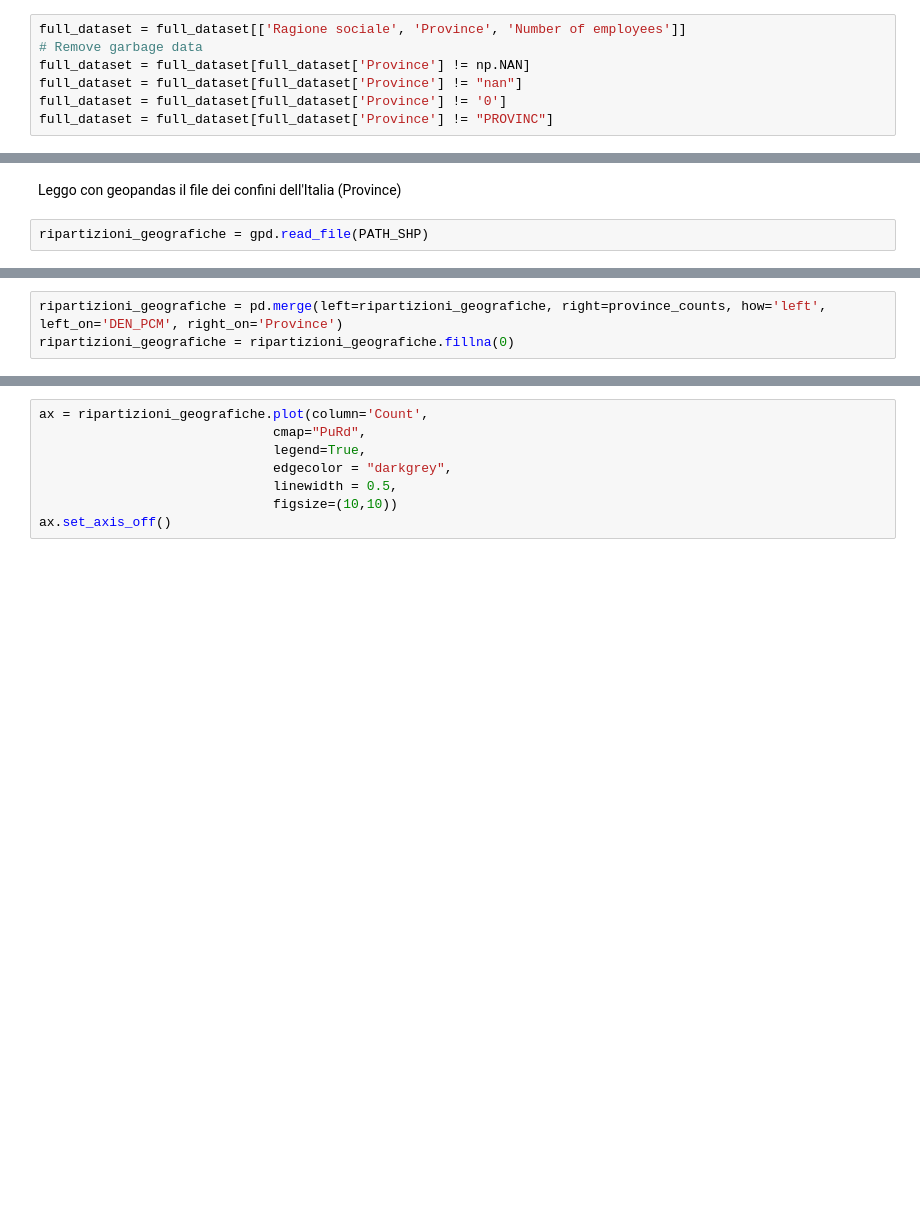
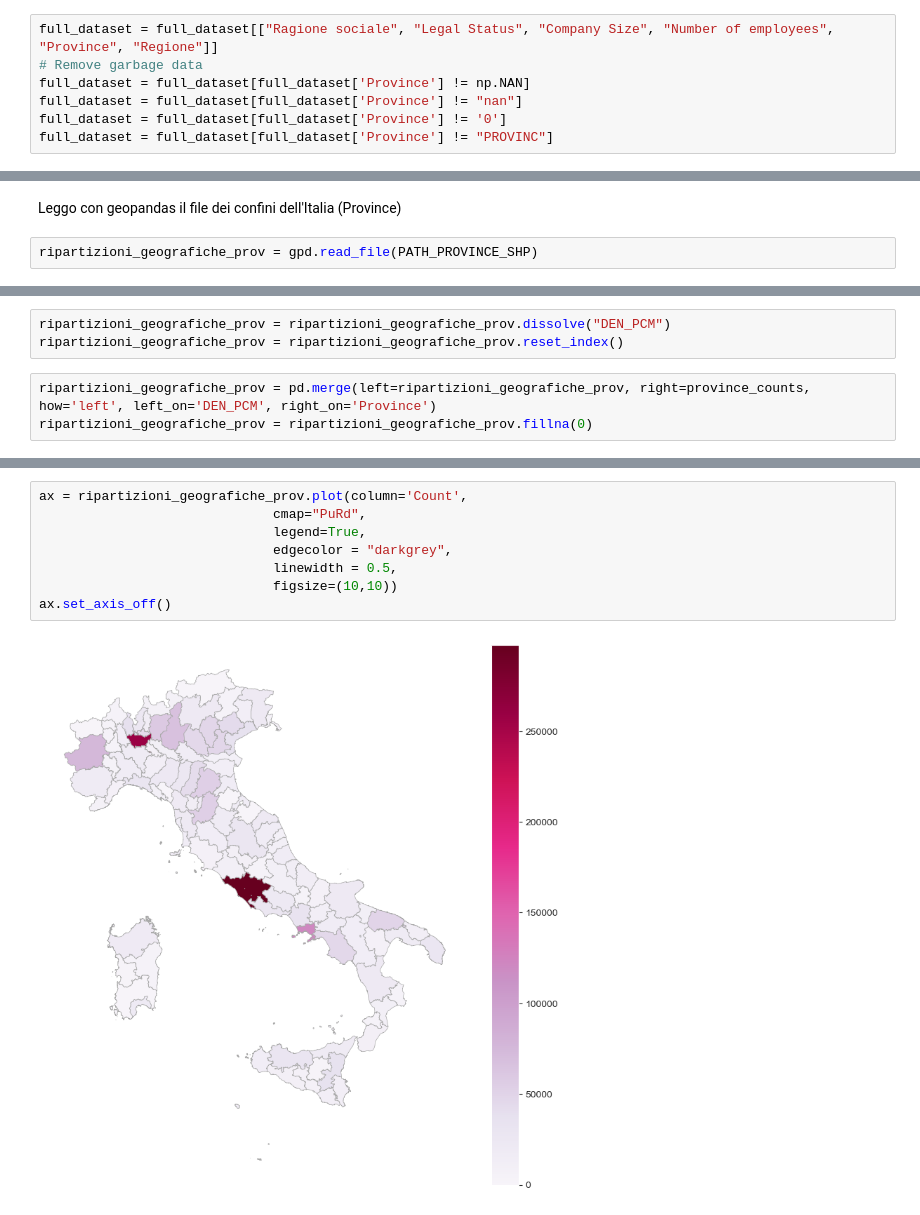
Before and after one commit to IceScreaM98/ML-companies-balance, a Jupyter notebook: Notebooks/Data_ETL/Dataset_geographic_analysis.ipynb, the cells around one changed output, grey strips where cells are left out. Cells and saved outputs as stored; diff of their text form; blank space fills up the shorter version.

Commit message:
Added regional and size analysis.

```diff
--- a/Notebooks/Data_ETL/Dataset_geographic_analysis.ipynb
+++ b/Notebooks/Data_ETL/Dataset_geographic_analysis.ipynb
@@ -27,7 +32,7 @@ full_dataset = pd.read_pickle(PATH_DATASET)
 # %% [markdown]
 Filtro i dati per l'analisi geografica
 # %%
-full_dataset = full_dataset[['Ragione sociale', 'Province', 'Number of employees']]
+full_dataset = full_dataset[["Ragione sociale", "Legal Status", "Company Size", "Number of employees", "Province", "Regione"]]
 # Remove garbage data
 full_dataset = full_dataset[full_dataset['Province'] != np.NAN]
 full_dataset = full_dataset[full_dataset['Province'] != "nan"]
@@ -46,4 +139,4 @@ province_counts["Province"].unique()
 # %% [markdown]
 Leggo con geopandas il file dei confini dell'Italia (Province)
 # %%
-ripartizioni_geografiche = gpd.read_file(PATH_SHP)
+ripartizioni_geografiche_prov = gpd.read_file(PATH_PROVINCE_SHP)
@@ -53,3 +143,6 @@ ripartizioni_geografiche = ripartizioni_geografiche.reset_index()
+# %%
+ripartizioni_geografiche_prov = ripartizioni_geografiche_prov.dissolve("DEN_PCM")
+ripartizioni_geografiche_prov = ripartizioni_geografiche_prov.reset_index()
 # %%
-ripartizioni_geografiche = pd.merge(left=ripartizioni_geografiche, right=province_counts, how='left', left_on='DEN_PCM', right_on='Province')
-ripartizioni_geografiche = ripartizioni_geografiche.fillna(0)
+ripartizioni_geografiche_prov = pd.merge(left=ripartizioni_geografiche_prov, right=province_counts, how='left', left_on='DEN_PCM', right_on='Province')
+ripartizioni_geografiche_prov = ripartizioni_geografiche_prov.fillna(0)
@@ -58,8 +165,10 @@ ripartizioni_geografiche
 # %%
-ax = ripartizioni_geografiche.plot(column='Count',
+ax = ripartizioni_geografiche_prov.plot(column='Count',
                               cmap="PuRd",
                               legend=True,
                               edgecolor = "darkgrey",
                               linewidth = 0.5,
                               figsize=(10,10))
 ax.set_axis_off()
+# %% [output]
+[figure, added]
```
Also changed, not shown: parts of 24 cells of this notebook.
